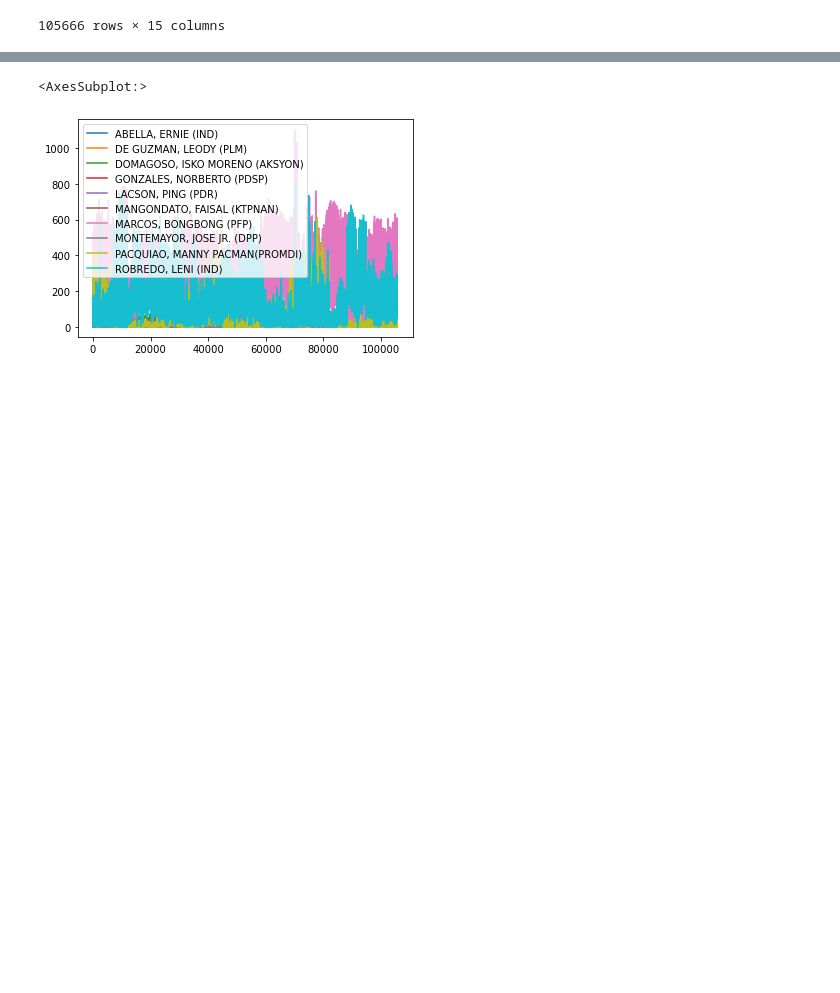
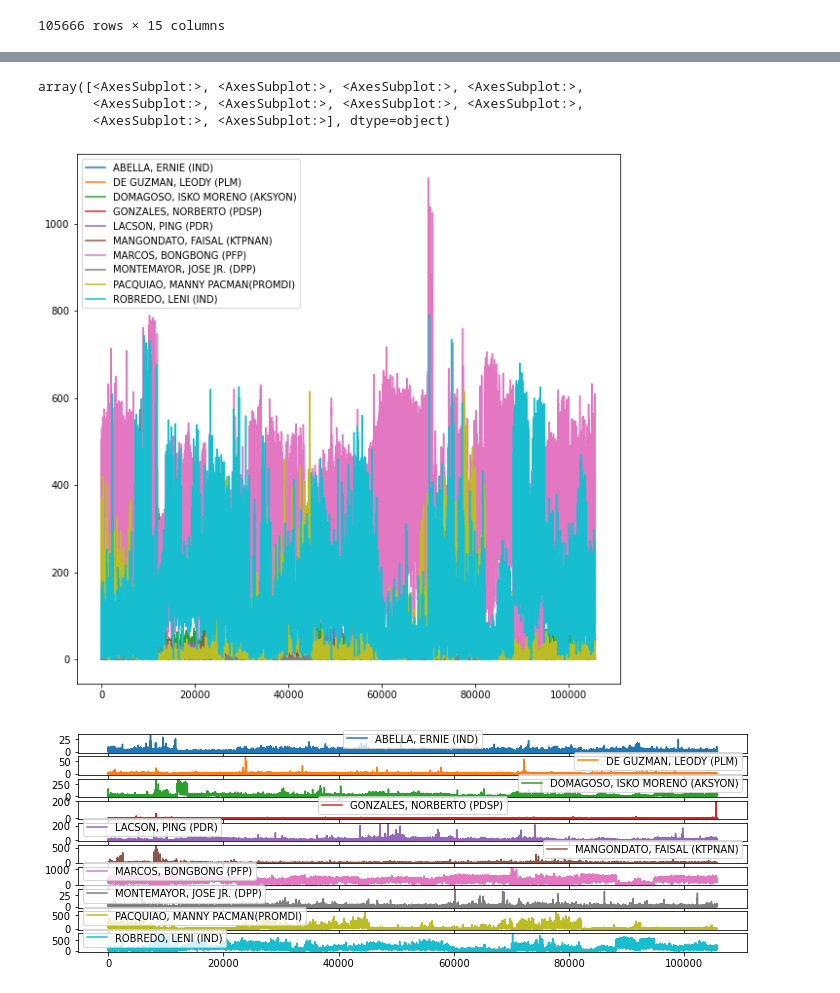
Before and after one commit to Iionsroar/pjdsc, a Jupyter notebook: pres_2022.ipynb, the cells around one changed output, grey strips where cells are left out. Saved outputs shown, nothing was run; the diff lists cells and outputs as text; code cells hidden in the pictures; blank space fills up the shorter version.

```diff
--- a/pres_2022.ipynb
+++ b/pres_2022.ipynb
@@ -59,20 +59,24 @@ memory usage: 12.1+ MB
 # %%
 votes = pres[[
     "ABELLA, ERNIE (IND)",
     "DE GUZMAN, LEODY (PLM)",
     "DOMAGOSO, ISKO MORENO (AKSYON)",
     "GONZALES, NORBERTO (PDSP)",
     "LACSON, PING (PDR)",
     "MANGONDATO, FAISAL (KTPNAN)",
     "MARCOS, BONGBONG (PFP)",
     "MONTEMAYOR, JOSE JR. (DPP)",
     "PACQUIAO, MANNY PACMAN(PROMDI)",
     "ROBREDO, LENI (IND)"
 ]]
-votes.plot() # quick visual check of the data
+votes.plot(figsize=(10,10))
+votes.plot(figsize=(12,4), subplots=True)
 # %% [output]
-<AxesSubplot:>
+array([<AxesSubplot:>, <AxesSubplot:>, <AxesSubplot:>, <AxesSubplot:>,
+       <AxesSubplot:>, <AxesSubplot:>, <AxesSubplot:>, <AxesSubplot:>,
+       <AxesSubplot:>, <AxesSubplot:>], dtype=object)
-[figure, old version]
+[figure, new version]
+[figure, added]
 # %%
 top2 = pres[["MARCOS, BONGBONG (PFP)", "ROBREDO, LENI (IND)"]] # Select a subset
 print(pres[["Precinct ID", "MARCOS, BONGBONG (PFP)", "ROBREDO, LENI (IND)"]])
```
Also changed, not shown: parts of 3 cells of this notebook, 1 other file.
